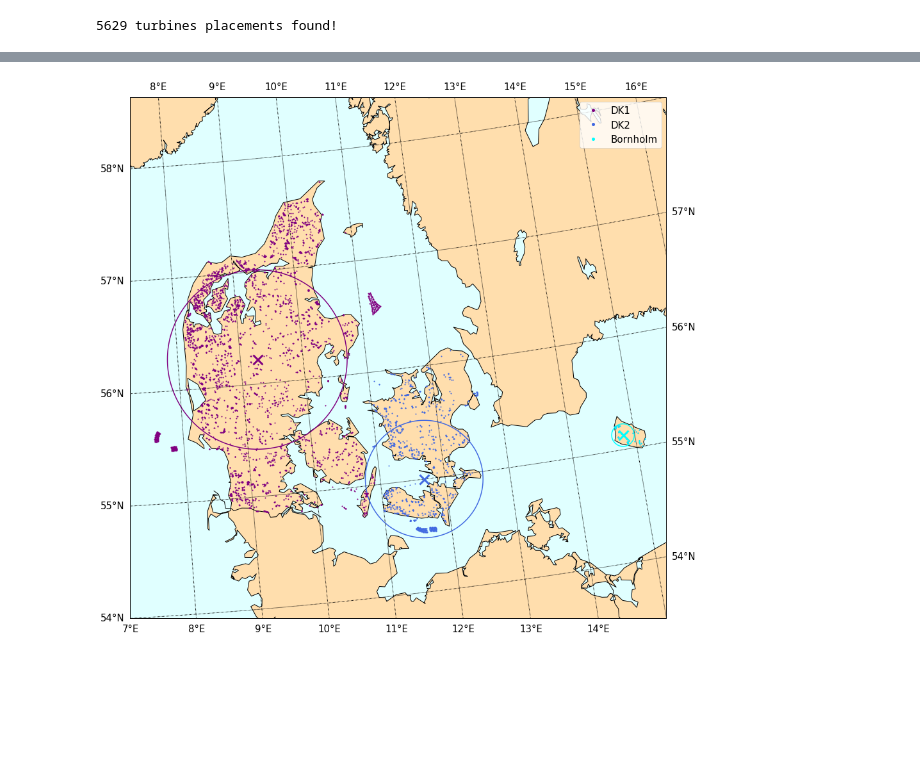
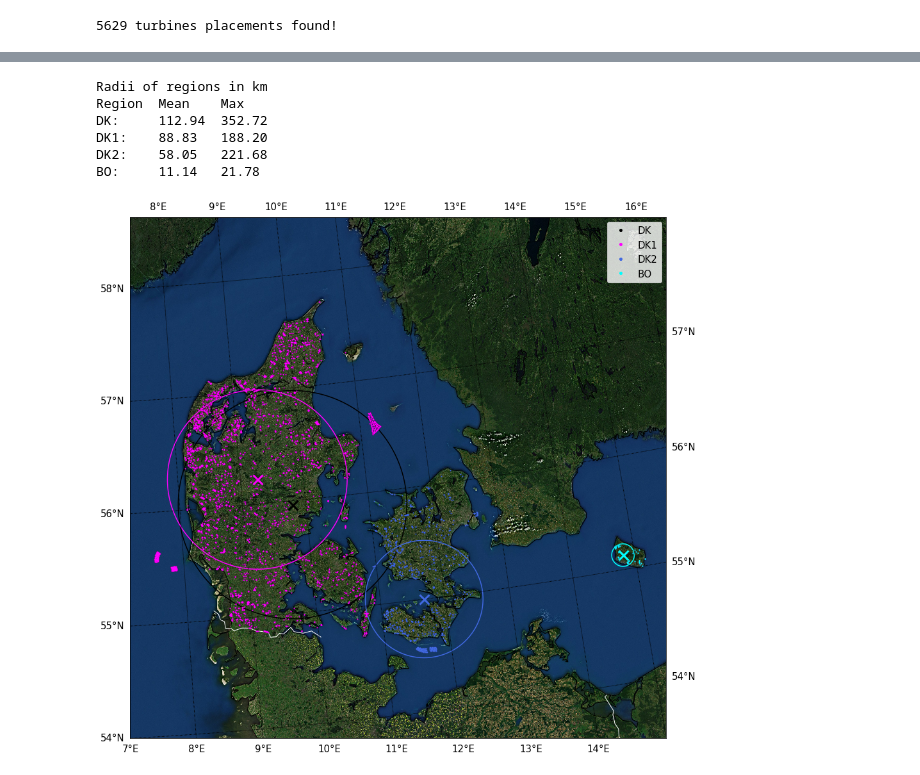
Before and after one commit to kpolsen/ARIMA, a Jupyter notebook: wind_turbine_placement/Map of wind turbines.ipynb, the cells around one changed output, grey strips where cells are left out. Drawn from its saved outputs; the diff is of its cells as text; code cells hidden in the pictures; blank space fills up the shorter version.

Commit message:
updates to wind_turbines_placement notebook

```diff
--- a/wind_turbine_placement/Map of wind turbines.ipynb
+++ b/wind_turbine_placement/Map of wind turbines.ipynb
@@ -18,12 +18,12 @@ mpl.rcParams['ytick.labelsize'] = fs
 mpl.rcParams['axes.labelsize']=fs
 # %%
 # Load turbine positions
-file_path = "data/"
+file_path = "../../data/ENS/"
 Xcoord = pd.read_table(file_path+'Xcoord.txt',skiprows=1,names=['Xcoord'],engine='python',skip_blank_lines=False)
 Ycoord = pd.read_table(file_path+'Ycoord.txt',skiprows=1,names=['Ycoord'],engine='python',skip_blank_lines=False)
 capacity = pd.read_table(file_path+'Kapacitet.txt',skiprows=1,names=['capacity'],engine='python',skip_blank_lines=False)
 communenr = pd.read_table(file_path+'Kommune-nr.txt',skiprows=1,names=['communenr'],engine='python')
+# Combine into one dataframe
 data_df = pd.concat([capacity,Xcoord,Ycoord,communenr],axis=1)
-data_df = data_df[data_df['Xcoord'].isnull() == False].reset_index(drop=True)
 # %%
 # Convert coordinates from UTM 32 to latitude and longitude
@@ -45,3 +47,5 @@ print('%s turbines placements found!' % len(data_df))
 data_df_DK1 = data_df[data_df['communenr'] > 400].copy().reset_index(drop=True)
 data_df_DK2 = data_df[data_df['communenr'] <= 400].copy().reset_index(drop=True)
 data_df_BO = data_df[data_df['communenr'] == 400].copy().reset_index(drop=True)
+# Put into dictionary
+data_df_dict = dict(DK=data_df,DK1=data_df_DK1,DK2=data_df_DK2,BO=data_df_BO)
@@ -73,3 +52,24 @@ print(r_max_DK/1000.,r_max_DK1/1000.,r_max_DK2/1000.,r_max_BO/1000.)
+# %%
+# Find center position, weighted by capacity and max distance from weighted center in each region
+mean_r,max_r,centers_lat,centers_lon = {},{},{},{}
+for key in data_df_dict.keys():
+    df = data_df_dict[key]
+    center_x,center_y = np.sum(df['Xcoord'].values*df['capacity'].values)/np.sum(df['capacity'].values),np.sum(df['Ycoord'].values*df['capacity'].values)/np.sum(df['capacity'].values)
+    centers_lat[key],centers_lon[key] = utm.to_latlon(center_x,center_y, 32, 'U')
+    mean_r[key] = np.mean(np.sqrt((df['Xcoord'].values-center_x)**2 + (df['Ycoord'].values-center_y)**2))
+    max_r[key] = np.max(np.sqrt((df['Xcoord'].values-center_x)**2 + (df['Ycoord'].values-center_y)**2))
+# Convert to numpy arrays
+# mean_r,max_r,centers_lat,centers_lon = np.array(mean_r),np.array(max_r),np.array(centers_lat),np.array(centers_lon)
+print('Radii of regions in km')
+print('Region\tMean\tMax')
+text = [print('%s:\t%.2f\t%.2f' % (key,mean_r[key]/1000.,max_r[key]/1000.)) for key in data_df_dict.keys()]
+# %% [output]
+Radii of regions in km
+Region  Mean    Max
+DK:     112.94  352.72
+DK1:    88.83   188.20
+DK2:    58.05   221.68
+BO:     11.14   21.78
 # %%
 # Set up function that plots a circle
 def plot_circle(m,r_km,center,color):
@@ -90,44 +90,40 @@ def plot_circle(m,r_km,center,color):
     cs = m.contour(xs, ys, distances, levels, colors=color)
 # %%
 fig, ax = plt.subplots(figsize=(15, 15))
+
+# BASEMAP OPTIONS
 m = Basemap(llcrnrlon=7,llcrnrlat=54,urcrnrlon=16.5,urcrnrlat=58,
-            resolution='i',projection='tmerc',lon_0=9.5,lat_0=56, epsg=5520)#,epsg = 23032)
-
-# Color basemap
+            resolution='i',projection='tmerc',lon_0=9.5,lat_0=56, epsg=5520)
 m.drawcoastlines()
-m.fillcontinents(color='navajowhite',lake_color='lightcyan')
-m.drawmapboundary(fill_color='lightcyan')
-# m.etopo('ESRI_Imagery_World_2D',scale=0.5, alpha=0.5)
-# m.arcgisimage(service =  "ESRI_Imagery_World_2D", xpixels = 2000, alpha=0.05)
-m.drawcountries(color="black", linewidth=1)
+# Fill continents with plain color:
+# m.fillcontinents(color='navajowhite',lake_color='lightcyan')
+# m.drawmapboundary(fill_color='lightcyan')
+# Fill continents with 2D imagery:
+m.arcgisimage(service =  'ESRI_Imagery_World_2D', xpixels = 2000, alpha=0.05)
+# Indicate country borders and rivers:
+m.drawcountries(color='white', linewidth=1)
 # m.drawrivers(linewidth=0.5,color="blue")
-
-# Draw parallels and meridians, labels = [left,right,top,bottom]
+# Draw parallels and meridians, labels = [left,right,top,bottom]:
 m.drawparallels(np.arange(30,61.,1.),labels=[True,True,False,False], fontsize=15)
 m.drawmeridians(np.arange(0.,21.,1.),labels=[False,False,True,True], fontsize=15)
 
 # Plot positions of turbines
-mlon,mlat = m(data_df['lon'].values, data_df['lat'].values)
-m.plot(mlon[data_df['communenr'].values > 400],mlat[data_df['communenr'].values > 400], '.', color='purple', ms=2, label='DK1') # DK1
-m.plot(mlon[data_df['communenr'].values <= 400],mlat[data_df['communenr'].values <= 400], '.', color='royalblue', ms=2, label='DK2') # DK2
-m.plot(mlon[data_df['communenr'].values == 400],mlat[data_df['communenr'].values == 400], '.', color='cyan', ms=2, label='Bornholm') # BO
+colors = dict(DK='k',DK1='magenta',DK2='royalblue',BO='cyan')
+for key in data_df_dict.keys():
+    mlon,mlat = m(data_df_dict[key]['lon'].values,data_df_dict[key]['lat'].values)
+    m.plot(mlon,mlat, '.',color=colors[key], ms=2, label=key)
 
-# Plot mean positions
-mean_mlon_DK1,mean_mlat_DK1 = m(mean_lon_DK1,mean_lat_DK1)
-m.plot(mean_mlon_DK1,mean_mlat_DK1, 'x', color='purple', ms=15, mew=3) # DK1
-mean_mlon_DK2,mean_mlat_DK2 = m(mean_lon_DK2,mean_lat_DK2)
-m.plot(mean_mlon_DK2,mean_mlat_DK2, 'x', color='royalblue', ms=15, mew=3) # DK2
-mean_mlon_BO,mean_mlat_BO = m(mean_lon_BO,mean_lat_BO)
-m.plot(mean_mlon_BO,mean_mlat_BO, 'x', color='cyan', ms=15, mew=3) # BO
+# Plot center positions and radii for each region
+for key in data_df_dict.keys():
+    center_mlon,center_mlat = m(centers_lon[key],centers_lat[key])
+    m.plot(center_mlon,center_mlat, 'x', color=colors[key], ms=15, mew=3)
+    plot_circle(m,mean_r[key],[centers_lon[key],centers_lat[key]],colors[key])
 
-plot_circle(m,r_mean_DK1,[mean_lon_DK1,mean_lat_DK1],'purple')
-plot_circle(m,r_mean_DK2,[mean_lon_DK2,mean_lat_DK2],'royalblue')
-plot_circle(m,r_mean_BO,[mean_lon_BO,mean_lat_BO],'cyan')
 
 lgnd = plt.legend(loc='upper right',fontsize=15)
 [lgnd.legendHandles[_]._legmarker.set_markersize(8) for _ in range(len(lgnd.legendHandles))]
 
-# plt.savefig('turbine_placement_mean_r.pdf',format='pdf',dpi=300)
-plt.savefig('turbine_placement_mean_r.png',format='png',dpi=300)
+plt.savefig('../../plots/turbine_placement_mean_r.pdf',format='pdf',dpi=300)
+plt.savefig('../../plots/turbine_placement_mean_r.png',format='png',dpi=300)
 # %% [output]
-[figure, old version]
+[figure, new version]
```
Also changed, not shown: parts of 2 cells of this notebook, 1 other file.
